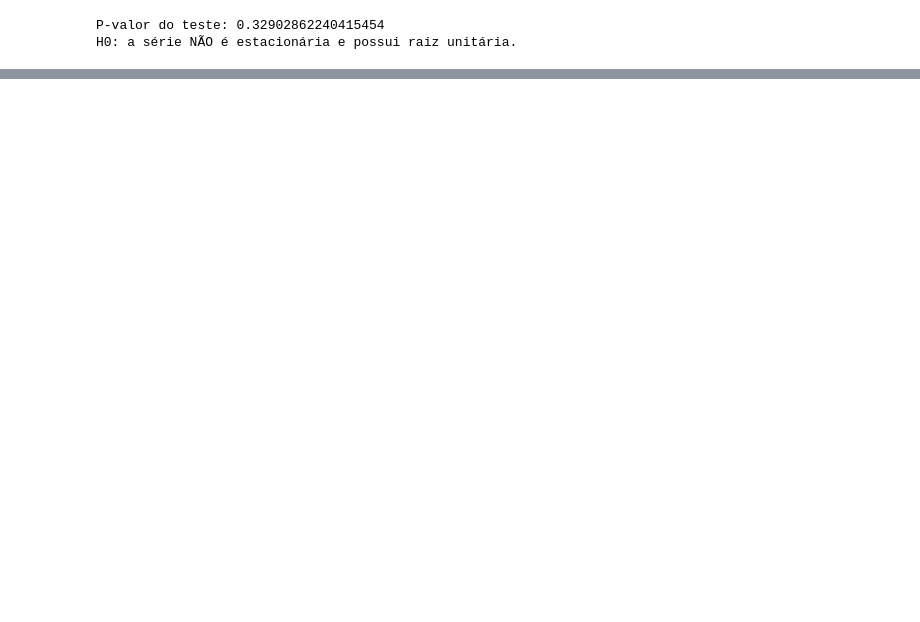
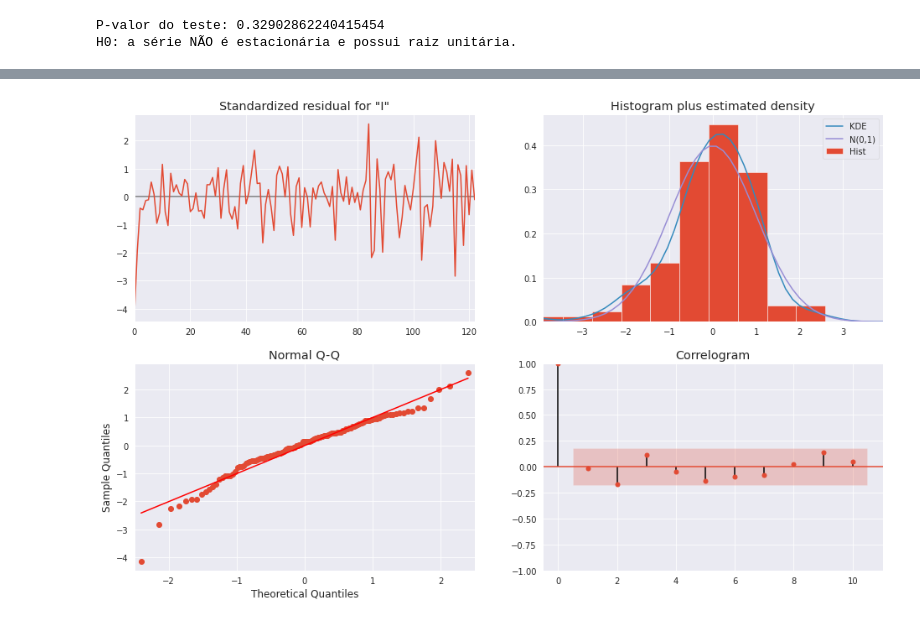
Before and after one commit to Pugianf/Big_Data_and_Public_Sector_III-Economic_Development, a Jupyter notebook: Trablaho_Final_Big_Data_e_Setor_Público_III.ipynb, the cells around one changed output, grey strips where cells are left out. Cells and saved outputs as stored; diff of their text form; code cells hidden in the pictures; blank space fills up the shorter version.

```diff
--- a/Trablaho_Final_Big_Data_e_Setor_Público_III.ipynb
+++ b/Trablaho_Final_Big_Data_e_Setor_Público_III.ipynb
@@ -462,3 +479,11 @@ Covariance Type:                  opg
 
 Warnings:
 [1] Covariance matrix calculated using the outer product of gradients (complex-step).
+# %%
+# diagnósticos
+
+modelo_arima.plot_diagnostics(figsize=(16, 10))
+
+plt.show()
+# %% [output]
+[figure, added]
```
Also changed, not shown: parts of 17 cells of this notebook.
